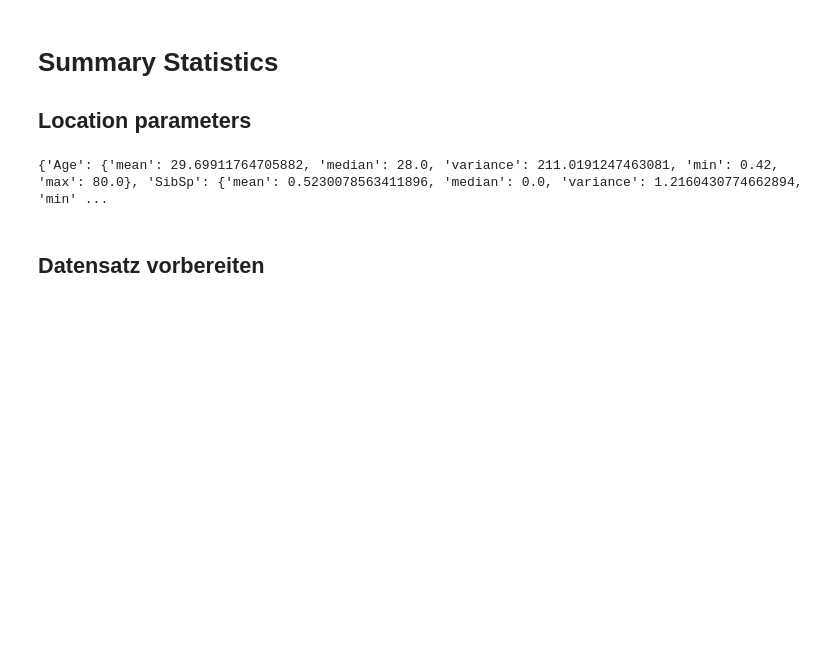
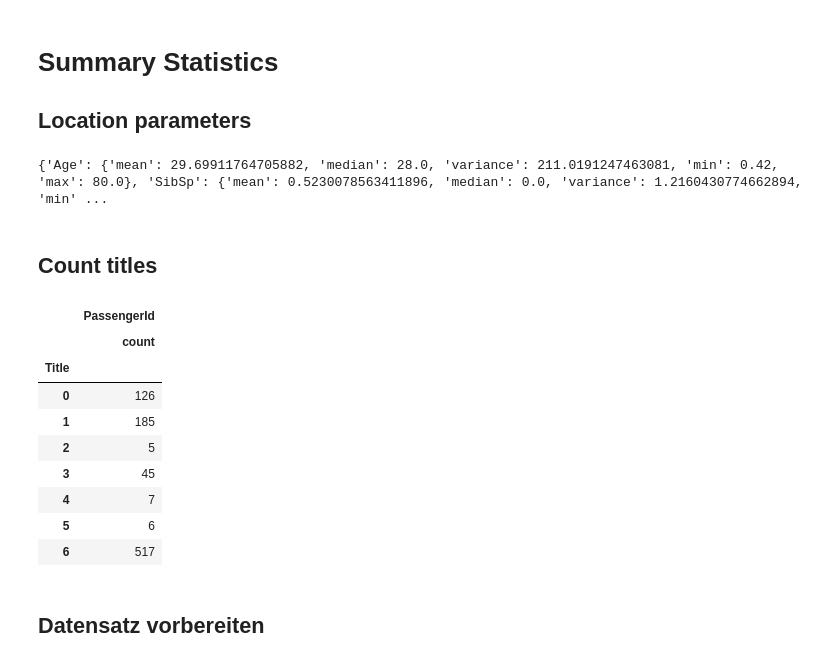
Before and after one commit to ToKoSoftware/big-data-analytics, a Jupyter notebook: code.ipynb, the cells around one changed output. Saved outputs shown, nothing was run; the diff lists cells and outputs as text; code cells hidden in the pictures; blank space fills up the shorter version.

```diff
--- a/code.ipynb
+++ b/code.ipynb
@@ -167,6 +167,23 @@ for item in numeric_columns:
 print(stats)
 # %% [output]
 {'Age': {'mean': 29.69911764705882, 'median': 28.0, 'variance': 211.0191247463081, 'min': 0.42, 'max': 80.0}, 'SibSp': {'mean': 0.5230078563411896, 'median': 0.0, 'variance': 1.2160430774662894, 'min' ...
+# %% [markdown]
+## Count titles
+# %%
+grouped = training[["Title", "PassengerId"]]
+grouped = grouped.groupby("Title").agg(['count'])
+grouped
+# %% [output]
+|  | PassengerId |
+|  | count |
+| Title |  |
+| 0 | 126 |
+| 1 | 185 |
+| 2 | 5 |
+| 3 | 45 |
+| 4 | 7 |
+| 5 | 6 |
+| 6 | 517 |
 # %% [markdown]
 ## Datensatz vorbereiten
 # %%
```
Also changed, not shown: parts of 1 cell of this notebook, 3 other files.
